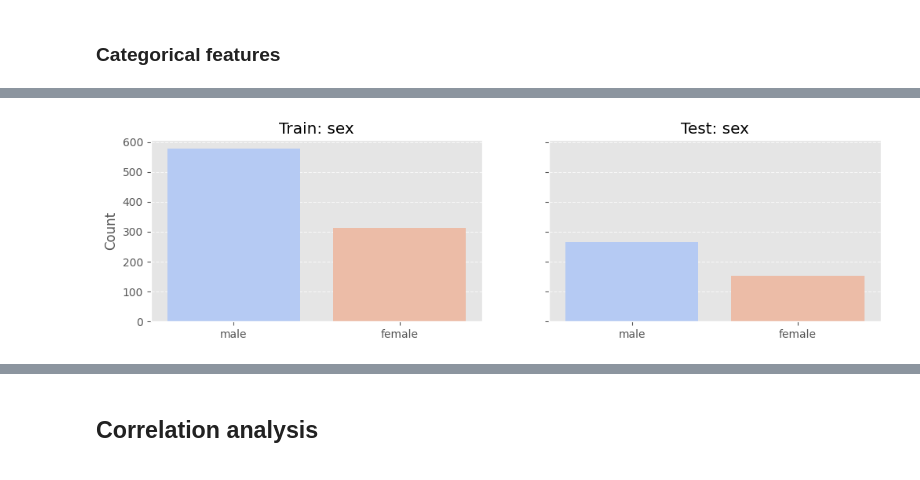
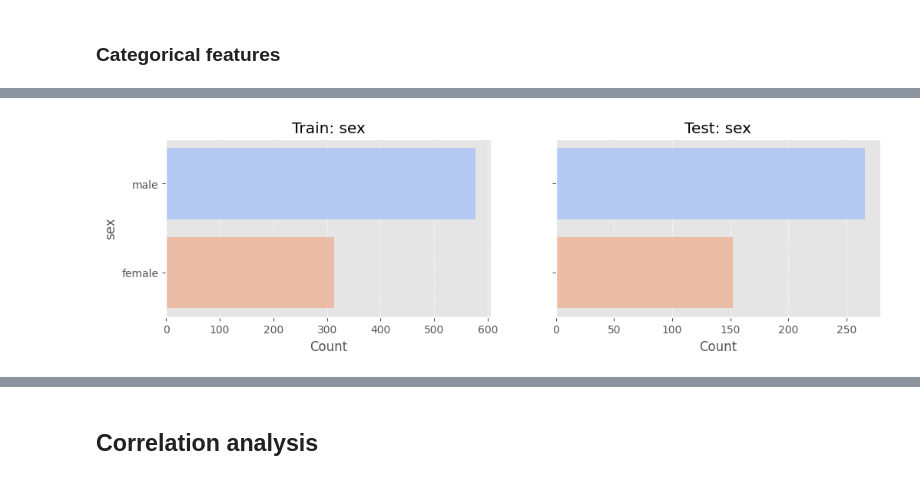
Before and after one commit to NickolasZH/data_science, a Jupyter notebook: titanic/titanic.ipynb, the cells around one changed output, grey strips where cells are left out. Saved outputs shown, nothing was run; the diff lists cells and outputs as text; code cells hidden in the pictures.

```diff
--- a/titanic/titanic.ipynb
+++ b/titanic/titanic.ipynb
@@ -511,0 +541,3 @@ Test plots:
+# %%
+train['family_size'] = train['sibsp'] + train['parch'] + 1
+test['family_size'] = test['sibsp'] + test['parch'] + 1
@@ -517,73 +590,59 @@ train.drop(columns=["ticket"], inplace=True)
 test.drop(columns=["ticket"], inplace=True)
 # %%
 # Define categorical features
-categorical_features_train = ['pclass', 'sex', 'sibsp', 'parch', 'cabin_known']
-categorical_features_test = ['pclass', 'sex', 'sibsp', 'parch', 'cabin_known']
-
+categorical_features = ['pclass', 'sex', 'sibsp', 'parch', 'cabin_known', 'family_size', 'socio_economic_status']
 # Features that should be plotted vertically (bar chart with values on Y-axis)
 vertical_features = ['sex', 'embarked']
 # %%
 # Set the plot style
 plt.style.use("ggplot")
 
-def plot_categorical_features(train_data, test_data, train_features, test_features):
-    """Plots side-by-side bar charts: horizontal for most, vertical for selected features."""
-    for train_feature, test_feature in zip(train_features, test_features):
+def plot_categorical_features(train_data, test_data, features):
+    """Plots side-by-side bar charts: horizontal for most, vertical for selected features, and displays summary tables."""
+    for feature in features:  # Iterate over each feature
+        # Compute value counts for Train dataset
+        train_counts = train_data[feature].value_counts().reset_index()
+        train_counts.columns = [feature, "count"]
+
+        # Compute value counts for Test dataset
+        test_counts = test_data[feature].value_counts().reset_index()
+        test_counts.columns = [feature, "count"]
+
+        # Plot side-by-side bar charts
         fig, axes = plt.subplots(1, 2, figsize=(12, 3), sharey=True)
 
         # Train dataset (left)
-        train_counts = train_data[train_feature].value_counts().reset_index()
-        train_counts.columns = [train_feature, "count"]
-
-        if train_feature in vertical_features:
-            sns.barplot(x=train_feature, y="count", hue=train_feature, data=train_counts,
-                        palette="coolwarm", dodge=False, legend=False, ax=axes[0])
-            axes[0].set_xlabel("")
-            axes[0].set_ylabel("Count")
-        else:
-            sns.barplot(y="count", x=train_feature, hue=train_feature, data=train_counts,
-                        palette="coolwarm", dodge=False, legend=False, orient="h", ax=axes[0])
-            axes[0].set_xlabel(train_feature)
-            axes[0].set_ylabel("Count")
-
-        axes[0].set_title(f"Train: {train_feature}")
-        axes[0].grid(axis="y", linestyle="--", alpha=0.7)
+        sns.barplot(x="count", y=feature, hue=feature, data=train_counts,
+                    palette="coolwarm", dodge=False, legend=False, ax=axes[0])
+        axes[0].set_ylabel(feature)
+        axes[0].set_xlabel("Count")
+        axes[0].set_title(f"Train: {feature}")
+        axes[0].grid(axis="x", linestyle="--", alpha=0.7)
 
         # Test dataset (right)
-        test_counts = test_data[test_feature].value_counts().reset_index()
-        test_counts.columns = [test_feature, "count"]
-
-        if test_feature in vertical_features:
-            sns.barplot(x=test_feature, y="count", hue=test_feature, data=test_counts,
-                        palette="coolwarm", dodge=False, legend=False, ax=axes[1])
-            axes[1].set_xlabel("")
-            axes[1].set_ylabel("Count")
-        else:
-            sns.barplot(y="count", x=test_feature, hue=test_feature, data=test_counts,
-                        palette="coolwarm", dodge=False, legend=False, orient="h", ax=axes[1])
-            axes[1].set_xlabel(test_feature)
-            axes[1].set_ylabel("Count")
-
-        axes[1].set_title(f"Test: {test_feature}")
-        axes[1].grid(axis="y", linestyle="--", alpha=0.7)
+        sns.barplot(x="count", y=feature, hue=feature, data=test_counts,
+                    palette="coolwarm", dodge=False, legend=False, ax=axes[1])
+        axes[1].set_ylabel(feature)
+        axes[1].set_xlabel("Count")
+        axes[1].set_title(f"Test: {feature}")
+        axes[1].grid(axis="x", linestyle="--", alpha=0.7)
 
         plt.show()
 
-    # Plot "survived" separately in Train (no corresponding Test plot)
-    fig, ax = plt.subplots(figsize=(6, 3))  # Only one subplot for "survived"
-    survived_counts = train_data["survived"].value_counts().reset_index()
-    survived_counts.columns = ["survived", "count"]
+    # Special case for "survived" feature in Train dataset
+    if "survived" in train_data.columns:
+        survived_counts = train_data["survived"].value_counts().reset_index()
+        survived_counts.columns = ["survived", "count"]
 
-    sns.barplot(y="count", x="survived", hue="survived", data=survived_counts,
-                palette="coolwarm", dodge=False, legend=False, orient="h", ax=ax)
+        fig, ax = plt.subplots(figsize=(6, 3))
+        sns.barplot(x="count", y="survived", hue="survived", data=survived_counts,
+                    palette="coolwarm", dodge=False, legend=False, ax=ax)
+        ax.set_title("Train: survived")
+        ax.set_ylabel("survived")
+        ax.set_xlabel("Count")
+        ax.grid(axis="x", linestyle="--", alpha=0.7)
+        plt.show()
 
-    ax.set_title("Train: survived")
-    ax.set_ylabel("Count")
-    ax.set_xlabel("survived")
-    ax.grid(axis="y", linestyle="--", alpha=0.7)
-
-    plt.show()
-
-# Plot side-by-side categorical features for Train and Test datasets
-plot_categorical_features(train, test, categorical_features_train, categorical_features_test)
+# Call the function with required parameters
+plot_categorical_features(train, test, categorical_features)
 # %% [output]
@@ -591 +650 @@ plot_categorical_features(train, test, categorical_features_train, categorical_f
-[figure, old version]
+[figure, new version]
```
Also changed, not shown: parts of 34 cells of this notebook, 1 other file.
